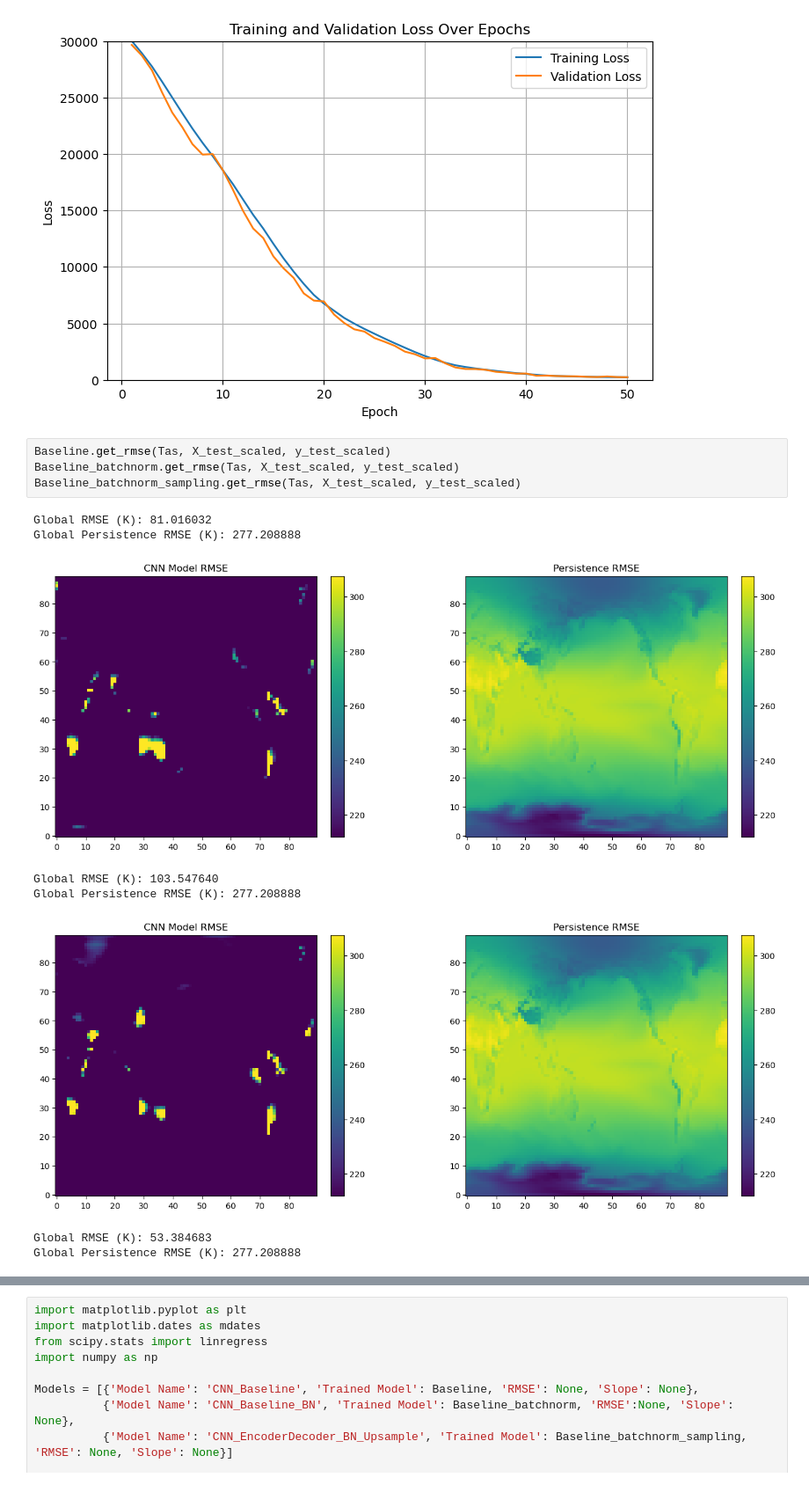
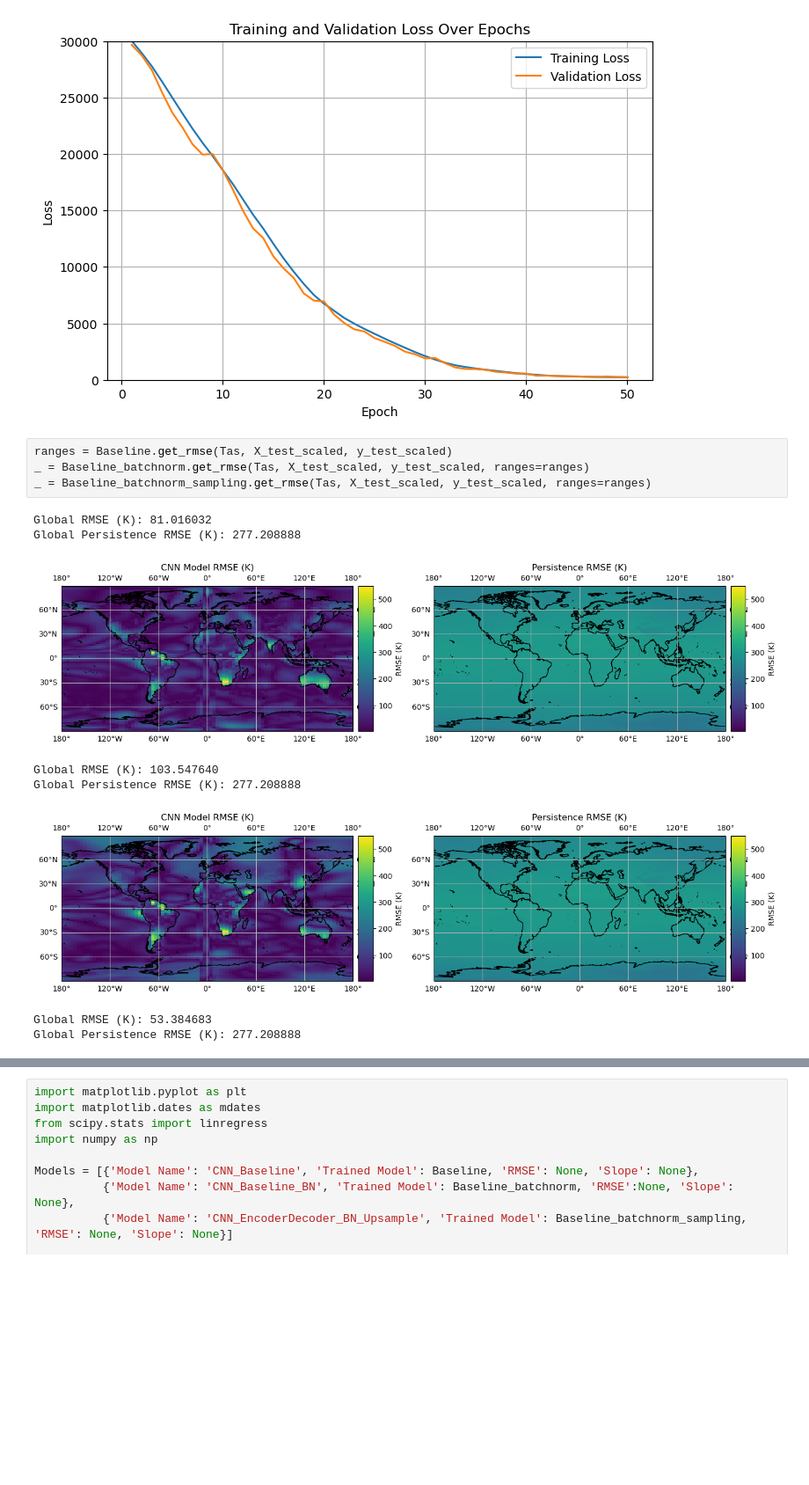
Before and after one commit to uramirez8707/SPEAR_emulator, a Jupyter notebook: Phase1.ipynb, the cells around one changed output, grey strips where cells are left out. Shown at 88% size. Drawn from its saved outputs; the diff is of its cells as text; blank space fills up the shorter version.

Commit message:
clean up plots

```diff
--- a/Phase1.ipynb
+++ b/Phase1.ipynb
@@ -121,15 +121,15 @@ Baseline_batchnorm_sampling.plot_loss_over_epochs()
 [figure]
 [figure]
 # %%
-Baseline.get_rmse(Tas, X_test_scaled, y_test_scaled)
-Baseline_batchnorm.get_rmse(Tas, X_test_scaled, y_test_scaled)
-Baseline_batchnorm_sampling.get_rmse(Tas, X_test_scaled, y_test_scaled)
+ranges = Baseline.get_rmse(Tas, X_test_scaled, y_test_scaled)
+_ = Baseline_batchnorm.get_rmse(Tas, X_test_scaled, y_test_scaled, ranges=ranges)
+_ = Baseline_batchnorm_sampling.get_rmse(Tas, X_test_scaled, y_test_scaled, ranges=ranges)
 # %% [output]
 Global RMSE (K): 81.016032
 Global Persistence RMSE (K): 277.208888
-[figure, old version]
+[figure, new version]
 Global RMSE (K): 103.547640
 Global Persistence RMSE (K): 277.208888
-[figure, old version]
+[figure, new version]
 Global RMSE (K): 53.384683
 Global Persistence RMSE (K): 277.208888
```
Also changed, not shown: parts of 1 cell of this notebook, 1 other file.
